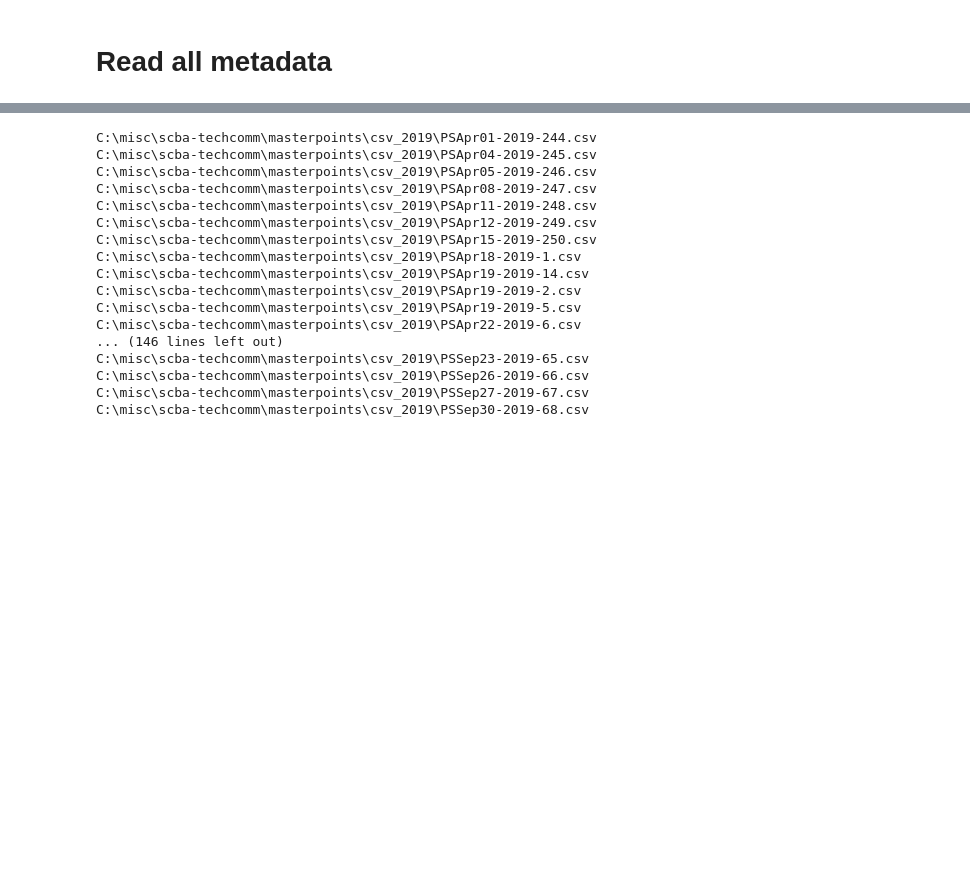
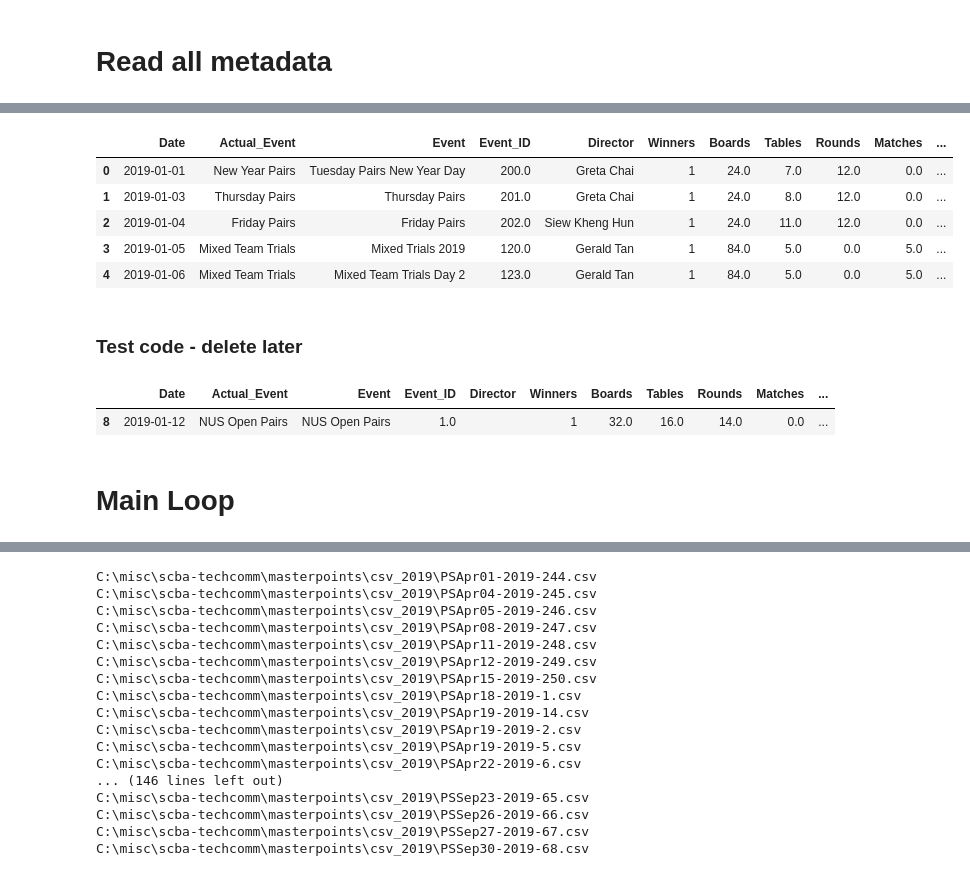
Before and after one commit to angshenting/scba-techcomm, a Jupyter notebook: masterpoints/Process and Calculate.ipynb, the cells around one changed output, grey strips where cells are left out. Cells and saved outputs as stored; diff of their text form; code cells hidden in the pictures; blank space fills up the shorter version.

Commit message:
Refactor main loop

```diff
--- a/masterpoints/Process and Calculate.ipynb
+++ b/masterpoints/Process and Calculate.ipynb
@@ -124,0 +347,9 @@ all_event_meta_df.to_csv('all_meta.csv', index=False)
+# %%
+all_event_meta_df.head()
+# %% [output]
+|  | Date | Actual_Event | Event | Event_ID | Director | Winners | Boards | Tables | Rounds | Matches | ... |
+| 0 | 2019-01-01 | New Year Pairs | Tuesday Pairs New Year Day | 200.0 | Greta Chai | 1 | 24.0 | 7.0 | 12.0 | 0.0 | ... |
+| 1 | 2019-01-03 | Thursday Pairs | Thursday Pairs | 201.0 | Greta Chai | 1 | 24.0 | 8.0 | 12.0 | 0.0 | ... |
+| 2 | 2019-01-04 | Friday Pairs | Friday Pairs | 202.0 | Siew Kheng Hun | 1 | 24.0 | 11.0 | 12.0 | 0.0 | ... |
+| 3 | 2019-01-05 | Mixed Team Trials | Mixed Trials 2019 | 120.0 | Gerald Tan | 1 | 84.0 | 5.0 | 0.0 | 5.0 | ... |
+| 4 | 2019-01-06 | Mixed Team Trials | Mixed Team Trials Day 2 | 123.0 | Gerald Tan | 1 | 84.0 | 5.0 | 0.0 | 5.0 | ... |
@@ -124,0 +358,2 @@ all_event_meta_df.to_csv('all_meta.csv', index=False)
+# %% [markdown]
+### Test code - delete later
@@ -124,0 +366,7 @@ all_event_meta_df.to_csv('all_meta.csv', index=False)
+# %%
+tmp_df
+# %% [output]
+|  | Date | Actual_Event | Event | Event_ID | Director | Winners | Boards | Tables | Rounds | Matches | ... |
+| 8 | 2019-01-12 | NUS Open Pairs | NUS Open Pairs | 1.0 |  | 1 | 32.0 | 16.0 | 14.0 | 0.0 | ... |
+# %% [markdown]
+# Main Loop
```
Also changed, not shown: parts of 42 cells of this notebook.
